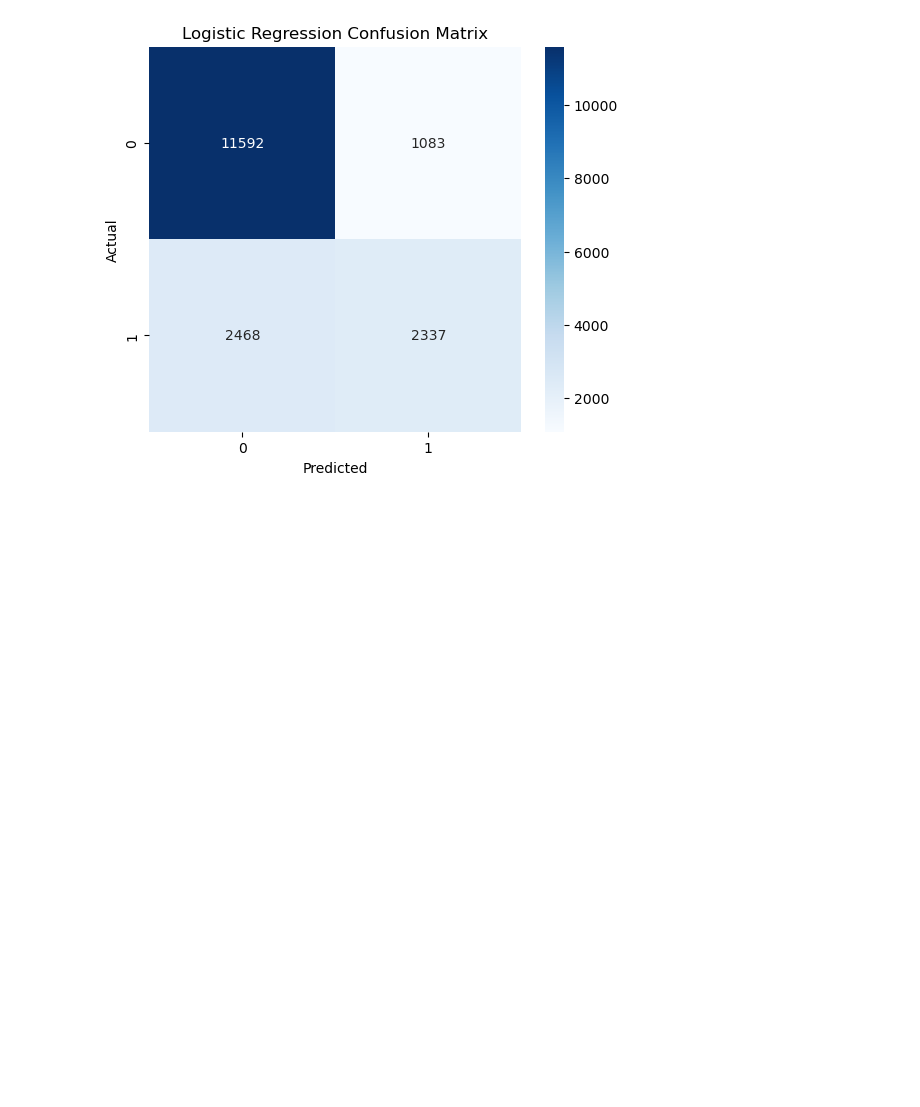
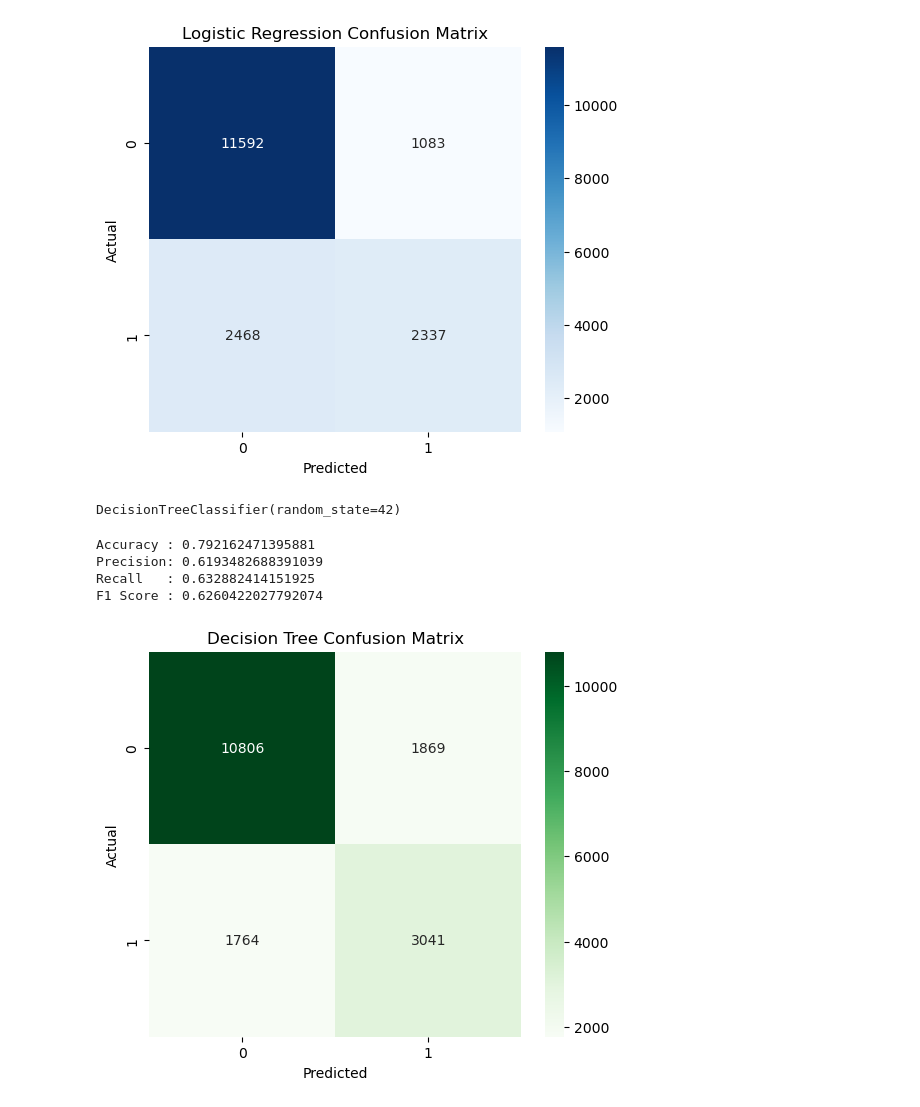
Before and after one commit to venkatjyoshitpotnuru/Hotel-Booking-Cancellation-Using-Ensemble-Learning, a Jupyter notebook: notebooks/Hotel_Booking_Ensemble_Study.ipynb.ipynb, the cells around one changed output. Drawn from its saved outputs; the diff is of its cells as text; code cells hidden in the pictures; blank space fills up the shorter version.

Commit message:
Added Decision Tree model and baseline comparision

```diff
--- a/notebooks/Hotel_Booking_Ensemble_Study.ipynb.ipynb
+++ b/notebooks/Hotel_Booking_Ensemble_Study.ipynb.ipynb
@@ -547,0 +550,37 @@ plt.show()
+# %%
+dt_model = DecisionTreeClassifier(
+    random_state=42
+)
+# %%
+dt_model.fit(X_train, y_train)
+# %% [output]
+DecisionTreeClassifier(random_state=42)
+# %%
+y_pred_dt = dt_model.predict(X_test)
+# %%
+from sklearn.metrics import accuracy_score, precision_score, recall_score, f1_score
+
+print("Accuracy :", accuracy_score(y_test, y_pred_dt))
+print("Precision:", precision_score(y_test, y_pred_dt))
+print("Recall   :", recall_score(y_test, y_pred_dt))
+print("F1 Score :", f1_score(y_test, y_pred_dt))
+# %% [output]
+Accuracy : 0.792162471395881
+Precision: 0.6193482688391039
+Recall   : 0.632882414151925
+F1 Score : 0.6260422027792074
+# %%
+from sklearn.metrics import confusion_matrix
+import seaborn as sns
+import matplotlib.pyplot as plt
+
+cm = confusion_matrix(y_test, y_pred_dt)
+
+plt.figure(figsize=(6,5))
+sns.heatmap(cm, annot=True, fmt="d", cmap="Greens")
+plt.title("Decision Tree Confusion Matrix")
+plt.xlabel("Predicted")
+plt.ylabel("Actual")
+plt.show()
+# %% [output]
+[figure, added]
```
Also changed, not shown: parts of 2 cells of this notebook.
